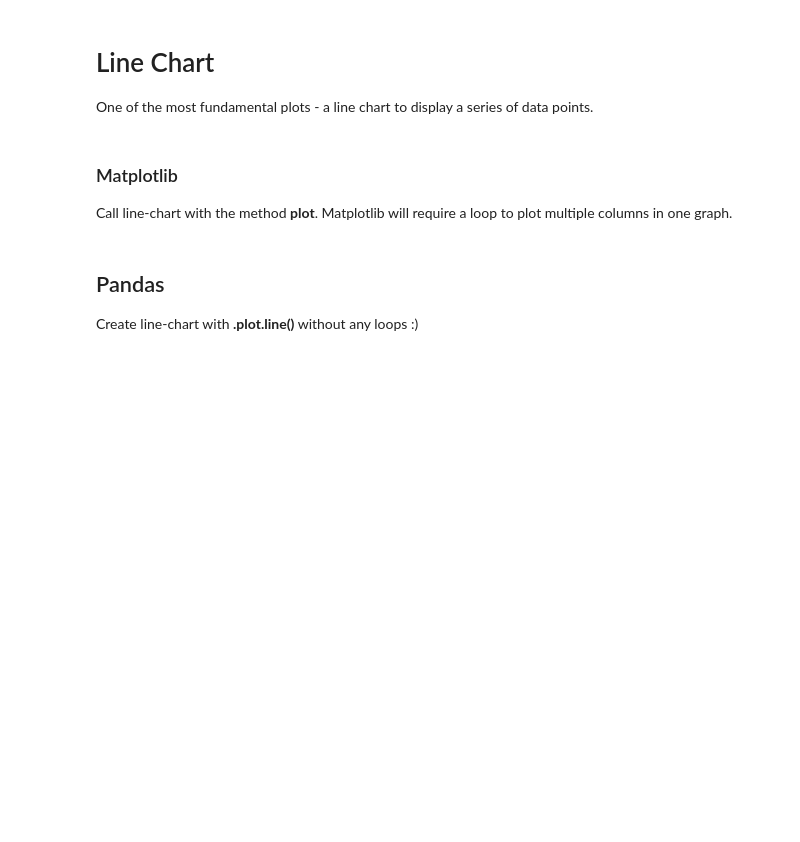
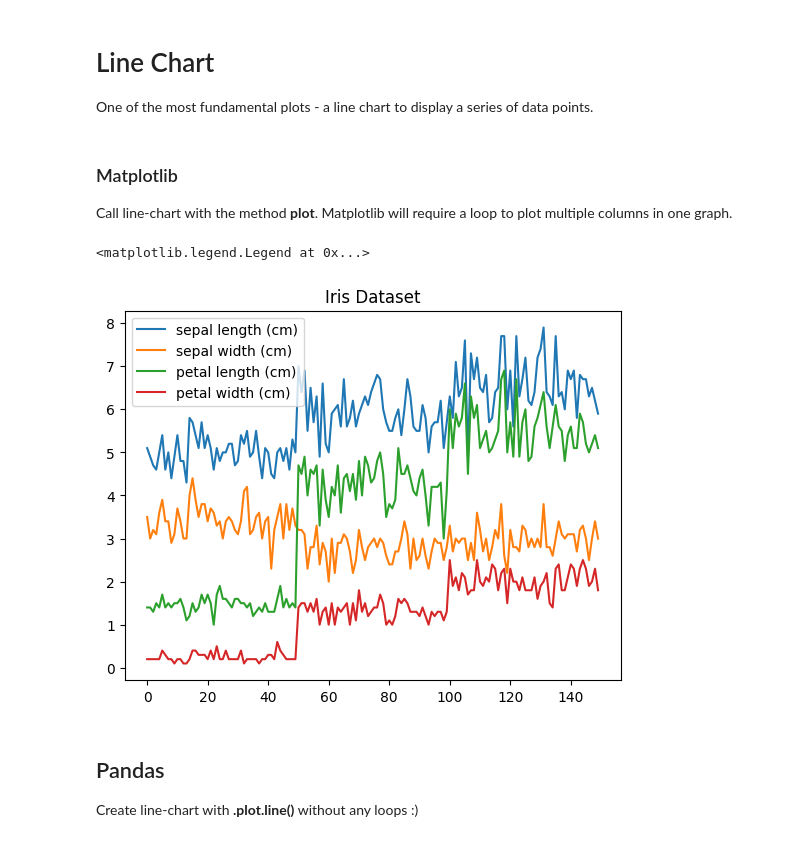
Before and after one commit to djkraase/data_viz_python_tutorial, a Jupyter notebook: Data_Viz_Tutorial.ipynb, the cells around one changed output. Drawn from its saved outputs; the diff is of its cells as text; code cells hidden in the pictures; blank space fills up the shorter version.

```diff
--- a/Data_Viz_Tutorial.ipynb
+++ b/Data_Viz_Tutorial.ipynb
@@ -158,15 +236,19 @@ Call line-chart with the method **plot**.  Matplotlib will require a loop to plo
 # %%
 # get columns to plot
 columns = iris_df.columns.drop(['target', 'class'])
 # create x data
-
+x_data = range(0, iris_df.shape[0])
 # create figure and axis
 fig, ax = plt.subplots()
 # plot each column
-
+for column in columns:
+    ax.plot(x_data, iris_df[column], label=column)
 # set title and legend
 ax.set_title('Iris Dataset')
 ax.legend()
+# %% [output]
+<matplotlib.legend.Legend at 0x...>
+[figure, added]
 # %% [markdown]
 ## Pandas
 Create line-chart with **.plot.line()** without any loops :)
```
Also changed, not shown: parts of 39 cells of this notebook, 1 other file.
